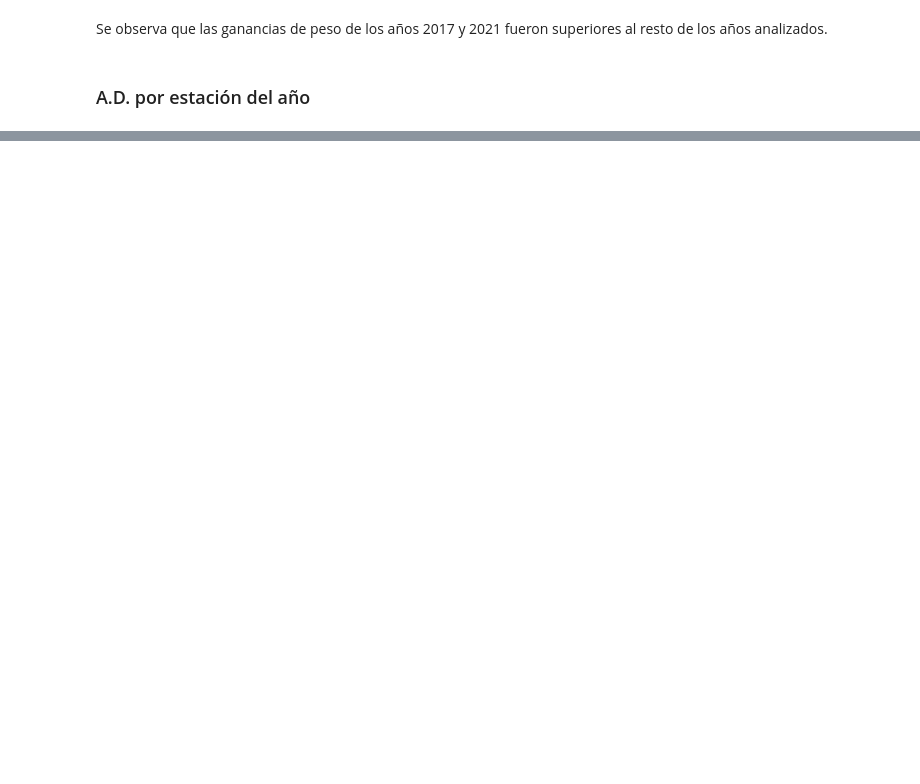
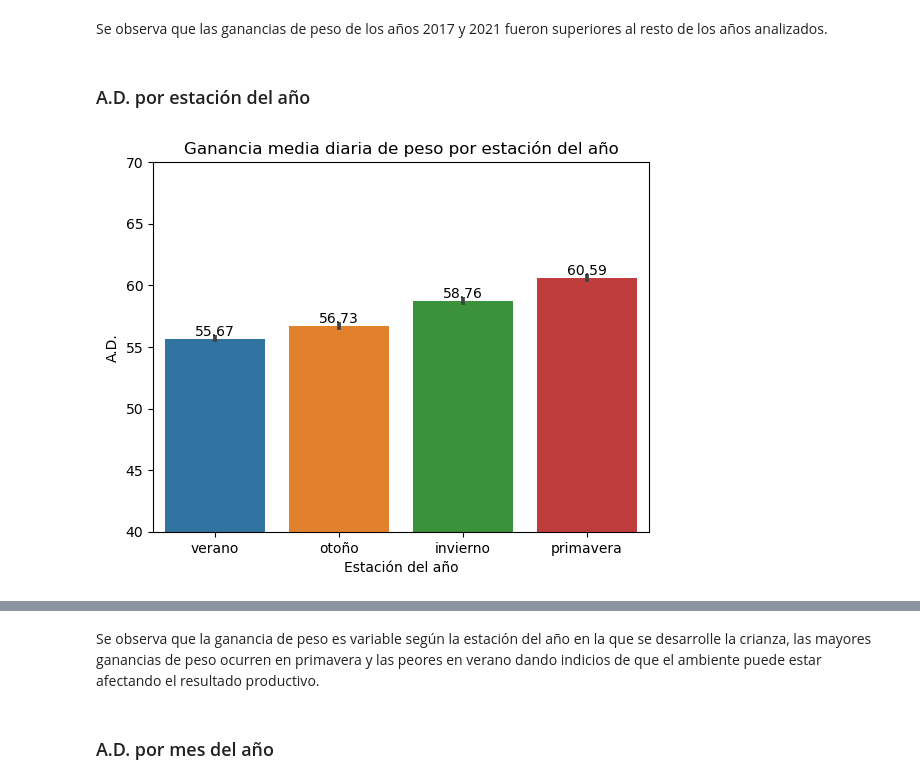
Before and after one commit to emilsebover/Proyecto_Coder, a Jupyter notebook: Proyecto_Final_BOVER.ipynb, the cells around one changed output, grey strips where cells are left out. Cells and saved outputs as stored; diff of their text form; code cells hidden in the pictures; blank space fills up the shorter version.

```diff
--- a/Proyecto_Final_BOVER.ipynb
+++ b/Proyecto_Final_BOVER.ipynb
@@ -203,3 +203,11 @@ time: 515 ms (started: 2023-06-26 20:12:53 -03:00)
 Se observa que las ganancias de peso de los años 2017 y 2021 fueron superiores al resto de los años analizados.
 # %% [markdown]
 ### A.D. por estación del año
+# %%
+# Gráfico 3
+ax=sns.barplot(data=df, x='Estación del año',y='A.D.')
+ax.bar_label(ax.containers[0],fmt='%.2f')
+ax.set(ylim=(40, 70))
+ax.set(title='Ganancia media diaria de peso por estación del año');
+# %% [output]
+[figure, added]
@@ -205,0 +215,4 @@ Se observa que las ganancias de peso de los años 2017 y 2021 fueron superiores
+# %% [markdown]
+Se observa que la ganancia de peso es variable según la estación del año en la que se desarrolle la crianza, las mayores ganancias de peso ocurren en primavera y las peores en verano dando indicios de que el ambiente puede estar afectando el resultado productivo.
+# %% [markdown]
+### A.D. por mes del año
```
Also changed, not shown: parts of 69 cells of this notebook, 1 other file.
